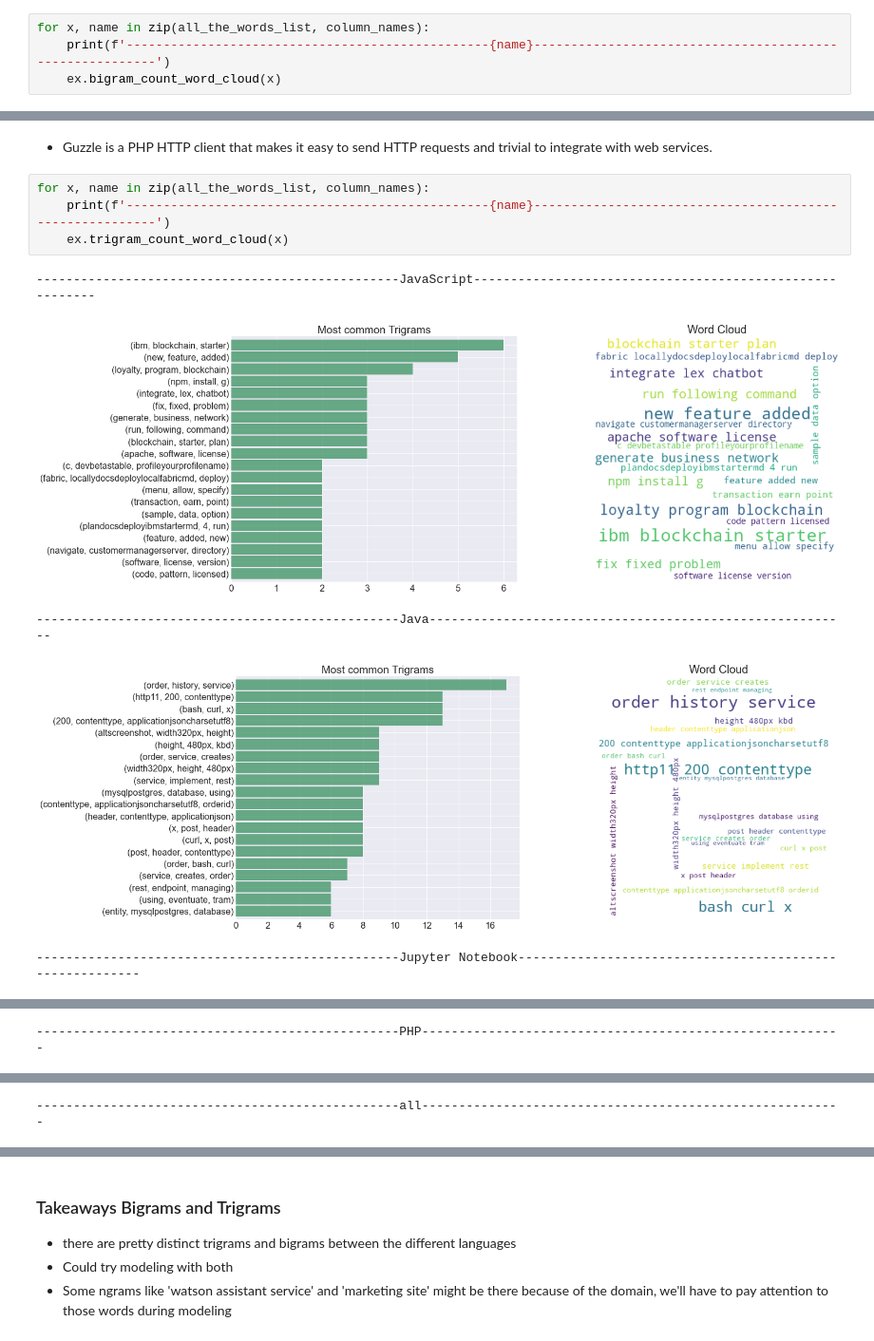
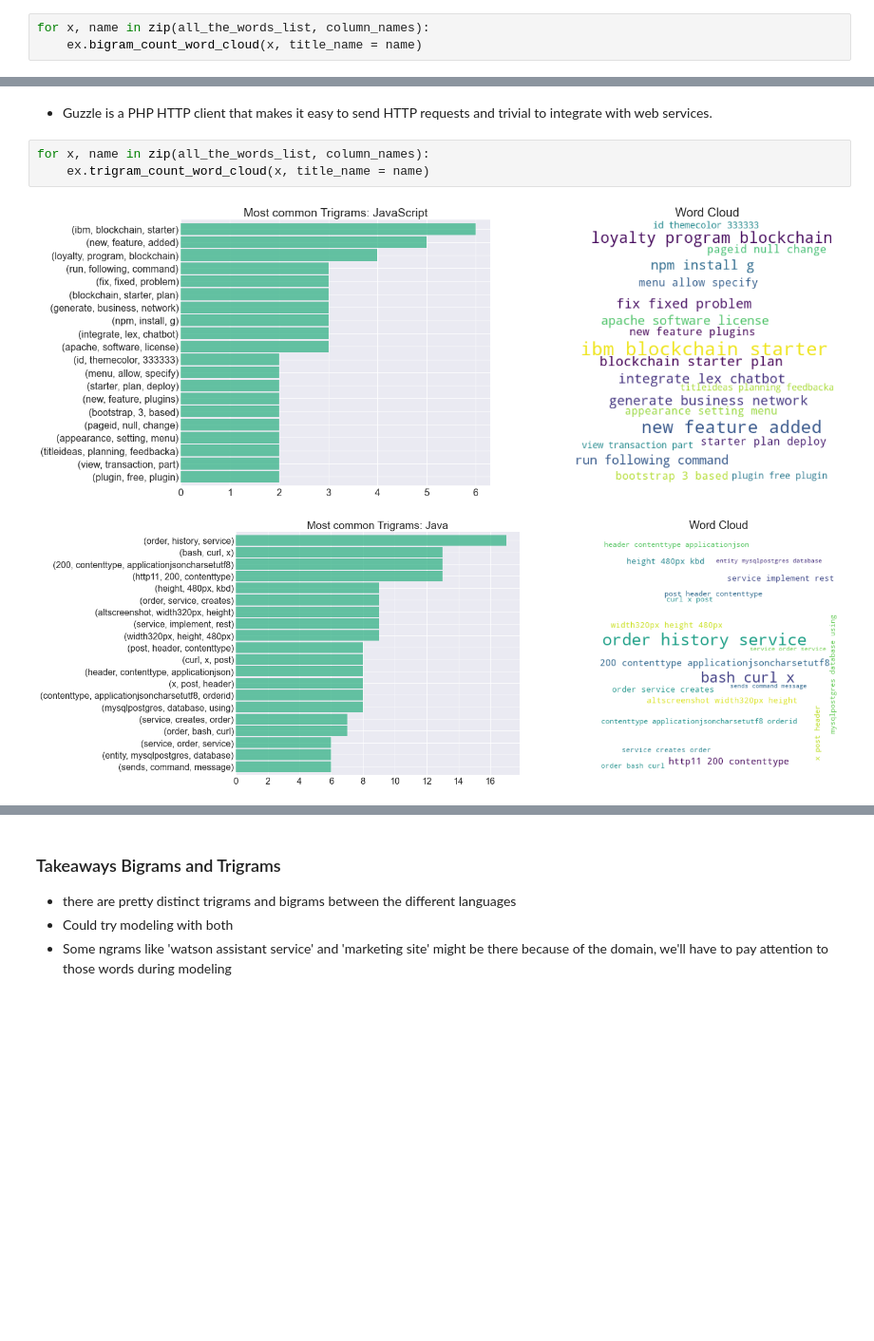
Before and after one commit to heather-desiree-carl-NLP-project/NLP-group-project, a Jupyter notebook: heathers_notebook.ipynb, the cells around one changed output, grey strips where cells are left out. Shown at 95% size. Drawn from its saved outputs; the diff is of its cells as text; blank space fills up the shorter version.

Commit message:
test trigrams and bigrams new function

```diff
--- a/heathers_notebook.ipynb
+++ b/heathers_notebook.ipynb
@@ -254,6 +254,5 @@ column_names
 ['JavaScript', 'Java', 'Jupyter Notebook', 'PHP', 'all']
 # %%
 for x, name in zip(all_the_words_list, column_names):
-    print(f'-------------------------------------------------{name}---------------------------------------------------------')
-    ex.bigram_count_word_cloud(x)
+    ex.bigram_count_word_cloud(x, title_name = name)
 # %% [output]
@@ -271,11 +265,7 @@ for x, name in zip(all_the_words_list, column_names):
 - Guzzle is a PHP HTTP client that makes it easy to send HTTP requests and trivial to integrate with web services.
 # %%
 for x, name in zip(all_the_words_list, column_names):
-    print(f'-------------------------------------------------{name}---------------------------------------------------------')
-    ex.trigram_count_word_cloud(x)
+    ex.trigram_count_word_cloud(x, title_name = name)
 # %% [output]
--------------------------------------------------JavaScript---------------------------------------------------------
-[figure, old version]
+[figure, new version]
--------------------------------------------------Java---------------------------------------------------------
-[figure, old version]
+[figure, new version]
--------------------------------------------------Jupyter Notebook---------------------------------------------------------
@@ -283 +272,0 @@ for x, name in zip(all_the_words_list, column_names):
--------------------------------------------------PHP---------------------------------------------------------
@@ -285 +273,0 @@ for x, name in zip(all_the_words_list, column_names):
--------------------------------------------------all---------------------------------------------------------
```
Also changed, not shown: parts of 11 cells of this notebook.
